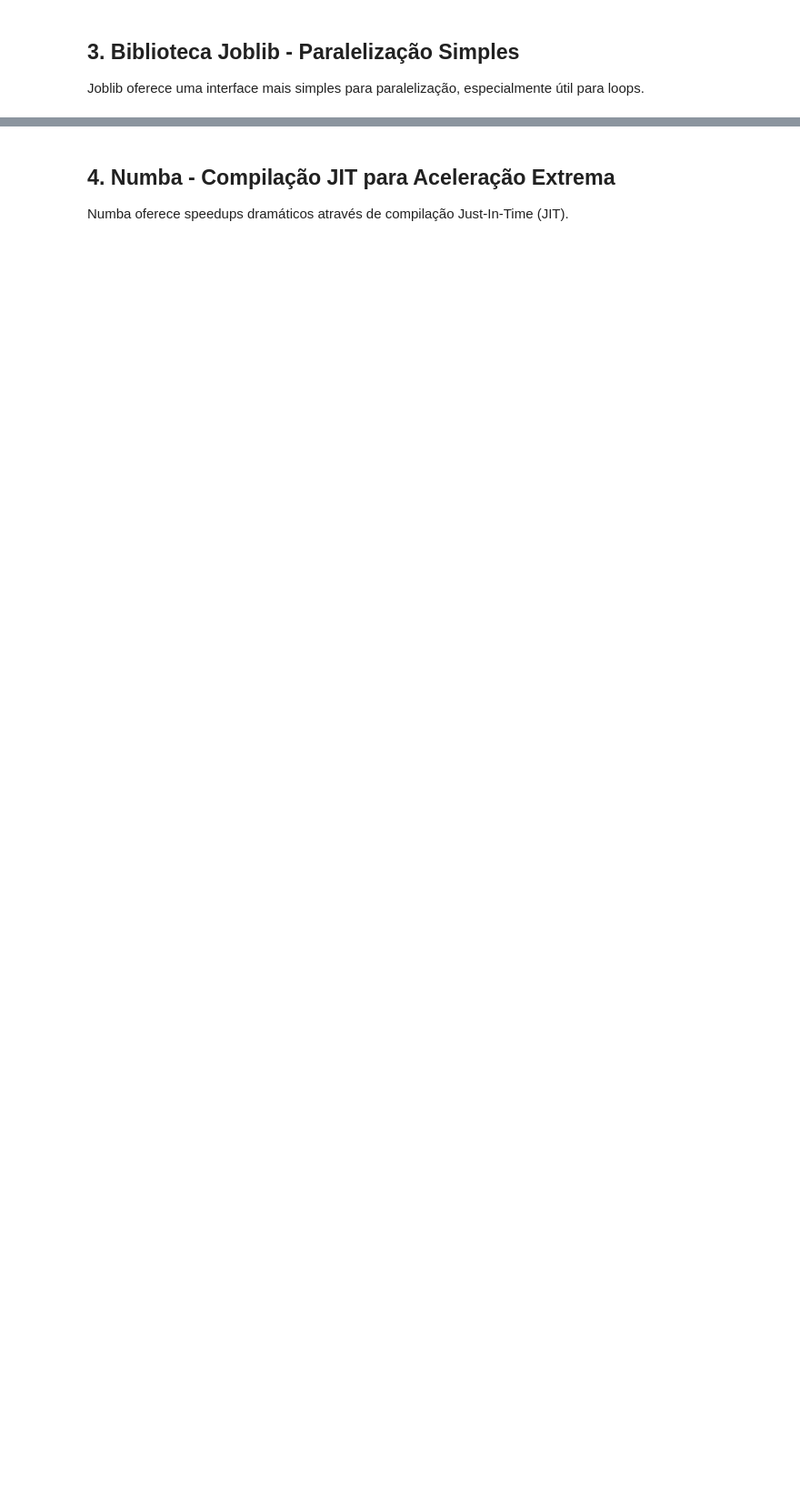
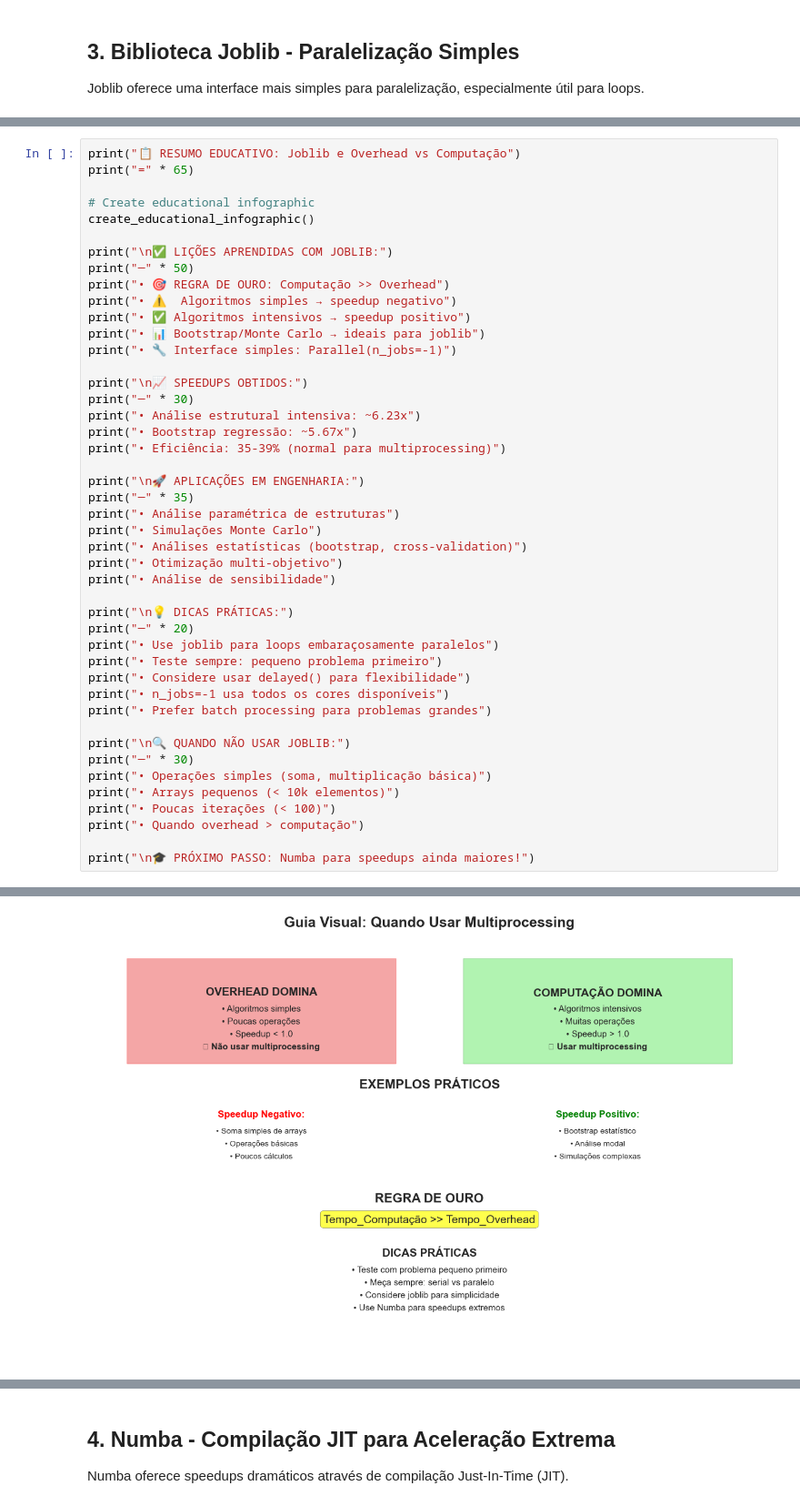
Before and after one commit to LucaswasTaken/Openhardware-hpc, a Jupyter notebook: notebooks/Aula2_Paralelismo_Avancado.ipynb, the cells around one changed output, grey strips where cells are left out. Shown at 91% size. Drawn from its saved outputs; the diff is of its cells as text; blank space fills up the shorter version.

```diff
--- a/notebooks/Aula2_Paralelismo_Avancado.ipynb
+++ b/notebooks/Aula2_Paralelismo_Avancado.ipynb
@@ -380,0 +241,46 @@ print("• Ideal para loops embaraçosamente paralelos")
+# %%
+print("📋 RESUMO EDUCATIVO: Joblib e Overhead vs Computação")
+print("=" * 65)
+
+# Create educational infographic
+create_educational_infographic()
+
+print("\n✅ LIÇÕES APRENDIDAS COM JOBLIB:")
+print("─" * 50)
+print("• 🎯 REGRA DE OURO: Computação >> Overhead")
+print("• ⚠️  Algoritmos simples → speedup negativo")
+print("• ✅ Algoritmos intensivos → speedup positivo")
+print("• 📊 Bootstrap/Monte Carlo → ideais para joblib")
+print("• 🔧 Interface simples: Parallel(n_jobs=-1)")
+
+print("\n📈 SPEEDUPS OBTIDOS:")
+print("─" * 30)
+print("• Análise estrutural intensiva: ~6.23x")
+print("• Bootstrap regressão: ~5.67x")
+print("• Eficiência: 35-39% (normal para multiprocessing)")
+
+print("\n🚀 APLICAÇÕES EM ENGENHARIA:")
+print("─" * 35)
+print("• Análise paramétrica de estruturas")
+print("• Simulações Monte Carlo")
+print("• Análises estatísticas (bootstrap, cross-validation)")
+print("• Otimização multi-objetivo")
+print("• Análise de sensibilidade")
+
+print("\n💡 DICAS PRÁTICAS:")
+print("─" * 20)
+print("• Use joblib para loops embaraçosamente paralelos")
+print("• Teste sempre: pequeno problema primeiro")
+print("• Considere usar delayed() para flexibilidade")
+print("• n_jobs=-1 usa todos os cores disponíveis")
+print("• Prefer batch processing para problemas grandes")
+
+print("\n🔍 QUANDO NÃO USAR JOBLIB:")
+print("─" * 30)
+print("• Operações simples (soma, multiplicação básica)")
+print("• Arrays pequenos (< 10k elementos)")
+print("• Poucas iterações (< 100)")
+print("• Quando overhead > computação")
+
+print("\n🎓 PRÓXIMO PASSO: Numba para speedups ainda maiores!")
+# %% [output]
@@ -380,0 +289 @@ print("• Ideal para loops embaraçosamente paralelos")
+[figure, added]
```
Also changed, not shown: parts of 11 cells of this notebook, 8 other files.
